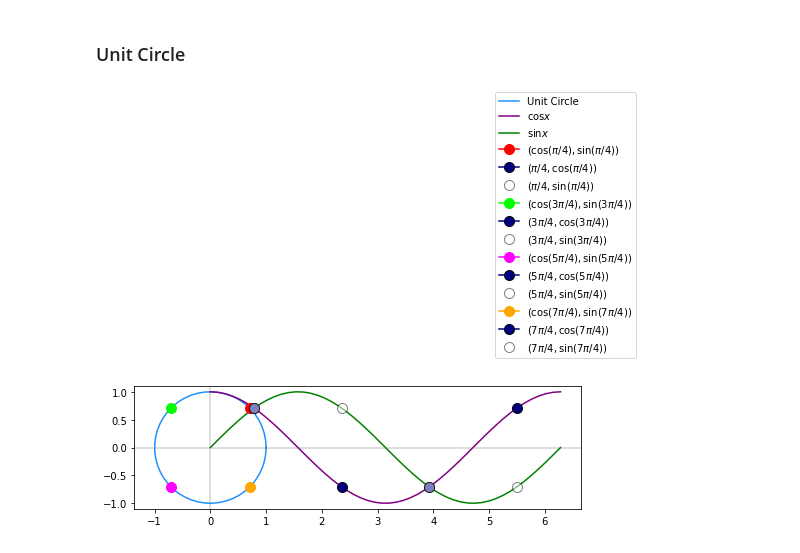
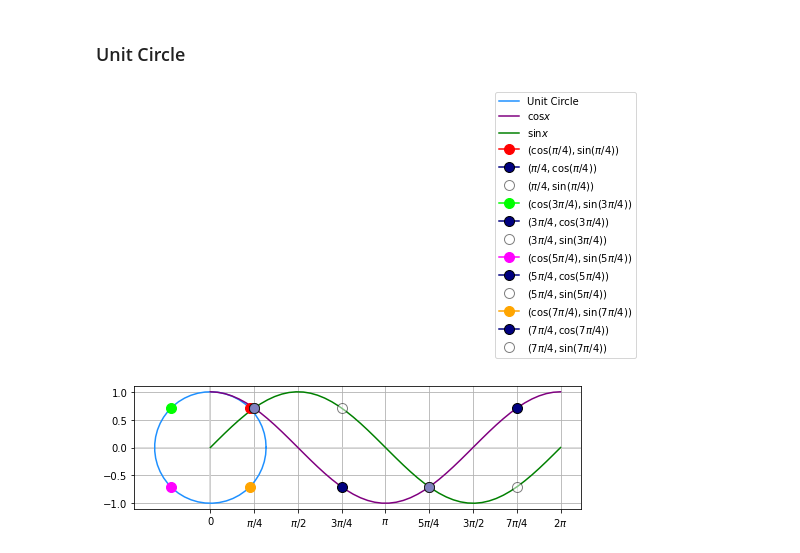
Before and after one commit to PaulToronto/Johns-Hopkins-Coursera-Differential-Calculus-Through-Data-And-Modeling-Specialization, a Jupyter notebook: 1_2_1_Trigonometric_Functions.ipynb, the cells around one changed output. Drawn from its saved outputs; the diff is of its cells as text; code cells hidden in the pictures.

```diff
--- a/1_2_1_Trigonometric_Functions.ipynb
+++ b/1_2_1_Trigonometric_Functions.ipynb
@@ -49,31 +49,38 @@ ax.plot(3*np.pi/4, np.cos(3*np.pi/4), label='$(3\pi/4, \cos{(3\pi/4)})$',
         color='navy', marker='o', markersize=10)
 ax.plot(3*np.pi/4, np.sin(3*np.pi/4), label='$(3\pi/4, \sin{(3\pi/4)})$',
         markeredgecolor='black', alpha=0.5,
         color='white', marker='o', markersize=10)
 
 
 ax.plot(np.cos(5*np.pi/4), np.sin(5*np.pi/4),
         color='magenta', marker='o', markersize=10,
         label='$(\cos{(5\pi/4)}, \sin{(5\pi/4)})$')
 ax.plot(5*np.pi/4, np.cos(5*np.pi/4), label='$(5\pi/4, \cos{(5\pi/4)})$',
         markeredgecolor='black',
         color='navy', marker='o', markersize=10)
 ax.plot(5*np.pi/4, np.sin(5*np.pi/4), label='$(5\pi/4, \sin{(5\pi/4)})$',
         markeredgecolor='black', alpha=0.5,
         color='white', marker='o', markersize=10)
 
 
 ax.plot(np.cos(7*np.pi/4), np.sin(7*np.pi/4),
         color='orange', marker='o', markersize=10,
         label='$(\cos{(7\pi/4)}, \sin{(7\pi/4)})$')
 ax.plot(7*np.pi/4, np.cos(7*np.pi/4), label='$(7\pi/4, \cos{(7\pi/4)})$',
         markeredgecolor='black',
         color='navy', marker='o', markersize=10)
 ax.plot(7*np.pi/4, np.sin(7*np.pi/4), label='$(7\pi/4, \sin{(7\pi/4)})$',
         markeredgecolor='black', alpha=0.5,
         color='white', marker='o', markersize=10)
 
+points = np.array([i * sym.pi/4 for i in range(0, 9)])
+labels = [0, '$\pi/4$', '$\pi/2$', '$3\pi/4$', '$\pi$',
+          '$5\pi/4$', '$3\pi/2$', '$7\pi/4$', '$2\pi$']
+ax.set_xticks(points)
+ax.set_xticklabels(labels)
+ax.grid()
+
 fig.legend()
 fig.show()
 # %% [output]
-[figure, old version]
+[figure, new version]
```
Also changed, not shown: parts of 26 cells of this notebook.
